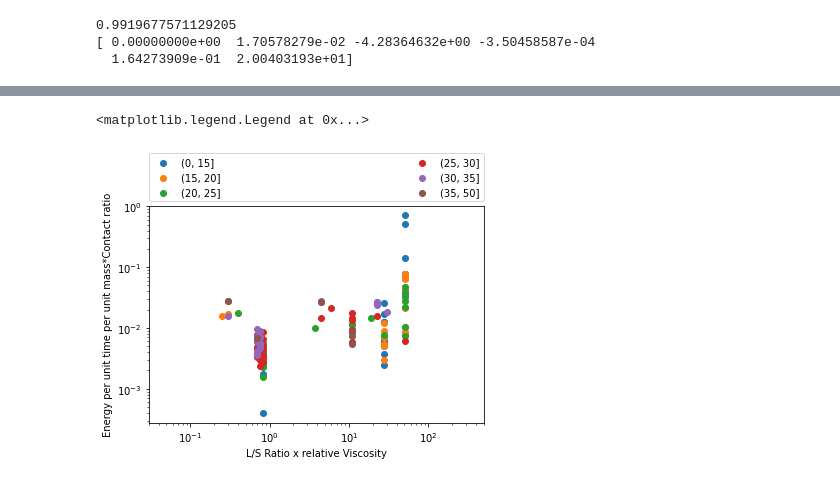
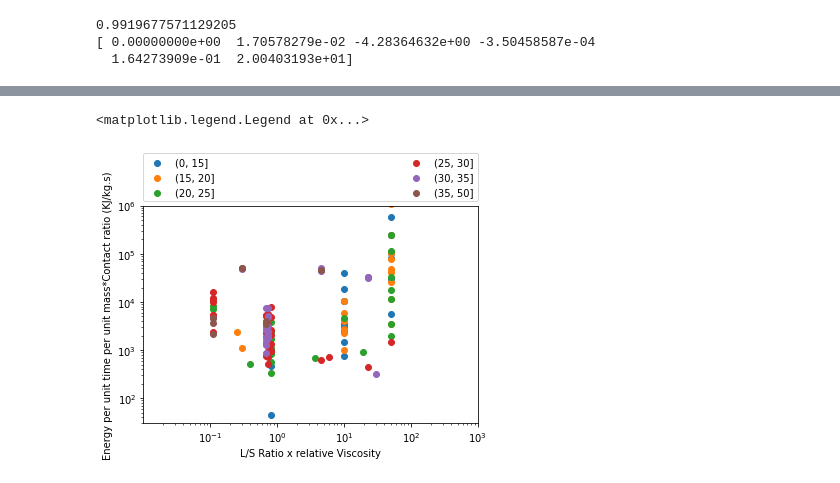
Before and after one commit to csampat/Physics-Constrained-Supervised-Autoencoders-, a Jupyter notebook: src/multivariateFit.ipynb, the cells around one changed output, grey strips where cells are left out. Saved outputs shown, nothing was run; the diff lists cells and outputs as text; code cells hidden in the pictures.

```diff
--- a/src/multivariateFit.ipynb
+++ b/src/multivariateFit.ipynb
@@ -100,16 +102,24 @@ dcm_object = DataCompletionMethods.DataCompletionMethods(datafile)
 [Vfree,Vmax] = dcm_object.vFreeCalculation(datafile['Granulator diameter (mm)'],datafile)
 datafile['Vol free'] = Vfree
 datafile['Vol max'] = Vmax
-numer = (datafile['DetTorque']*datafile['RPM']) / (60*datafile['FlowRate (kg/hr)']*datafile['DetMRT']*(datafile['Vol free']/datafile['Vol max']))
+numer_old = np.array((datafile['DetTorque']*datafile['RPM']*2*np.pi) / (60*(datafile['FlowRate (kg/hr)']/3600)*datafile['DetMRT']*(datafile['Vol free']/datafile['Vol max'])))
 # numer = (datafile['DetTorque']*datafile['RPM (1/s)']) / (60*datafile['FlowRate (kg/hr)']*datafile['DetMRT']*(datafile['Vol free']/datafile['Vol max']))
+numer = np.array((datafile['DetTorque']*datafile['RPM']*(2*np.pi/60)) / (datafile['Vol max'] * datafile['Bulk Density'] * datafile['Calc Fill level'] / (1e9)))
 datafile['velocity'] = np.sqrt(4*np.pi*np.array(numer))
 velocity = datafile['velocity']
 lsratio = datafile['L/S Ratio']
+inid50 = datafile['Initial d50']
+vis = np.array(datafile['Binder Viscosity (mPa.s)']) / 0.001
 inputframes = [velocity,lsratio]
 inputframes = pd.concat(inputframes,axis=1)
-X_poly_new = poly1.fit_transform(inputframes)
-pre = np.abs(clf1.predict(X_poly_new))
-ratio = pre/(1-pre)
-print(ratio)
-poly1.get_feature_names(inputframes.columns)
+# X_poly_new = poly1.fit_transform(inputframes)
+# pre = np.abs(clf1.predict(X_poly_new))
+# ratio = pre/(1-pre)
+# new contact ratio obtained from lalith
+pre = np.array(0.7315 * inid50/1e6 + 0.3486 * vis * lsratio * 0.001 + 0.1352 * velocity * lsratio)
+# print(ratio)
+# poly1.get_feature_names(inputframes.columns)
+from scipy import stats
+print(stats.describe(numer))
+print(stats.describe(numer_old))
 # %% [output]
@@ -134,21 +128,23 @@ poly1.get_feature_names(inputframes.columns)
 # %%
 fig,ax = plt.subplots()
+datafile['contact ratio'] = pre
 datafile['numer'] = numer*pre
 ranges = [0,15,20,25,30,35,50]
 datafile['Extent of gran'] = np.divide(datafile['final d50'],datafile['Initial d50'])
 groups = datafile.groupby(pd.cut(datafile['Extent of gran'],ranges))
 for val, group in groups:
     ax.scatter(group['L/S Ratio']*group['Binder Viscosity (mPa.s)'] / 0.001, group['numer'],label=val)
 plt.xlabel('L/S Ratio x relative Viscosity')
-plt.ylabel('Energy per unit time per unit mass*Contact ratio')
+plt.ylabel('Energy per unit time per unit mass*Contact ratio (KJ/kg.s)')
 plt.xscale("log")
 plt.yscale("log")
-plt.xlim([3e-2,500])
-plt.xticks([1e-1,1e0,1e1,1e2])
-plt.yticks([1e-3,1e-2,1e-1,1])
+plt.xlim([1e-2,500])
+plt.ylim([30,1e5])
+plt.xticks([1e-1,1e0,1e1,1e2,1e3])
+plt.yticks([1e6,1e5,1e4,1e3,1e2])
 ax.legend(bbox_to_anchor=(0., 1.02, 1., .102), loc='lower left',
            ncol=2, mode="expand", borderaxespad=0.)
 # %% [output]
 <matplotlib.legend.Legend at 0x...>
-[figure, old version]
+[figure, new version]
 # %%
```
Also changed, not shown: parts of 9 cells of this notebook, 9 other files.
